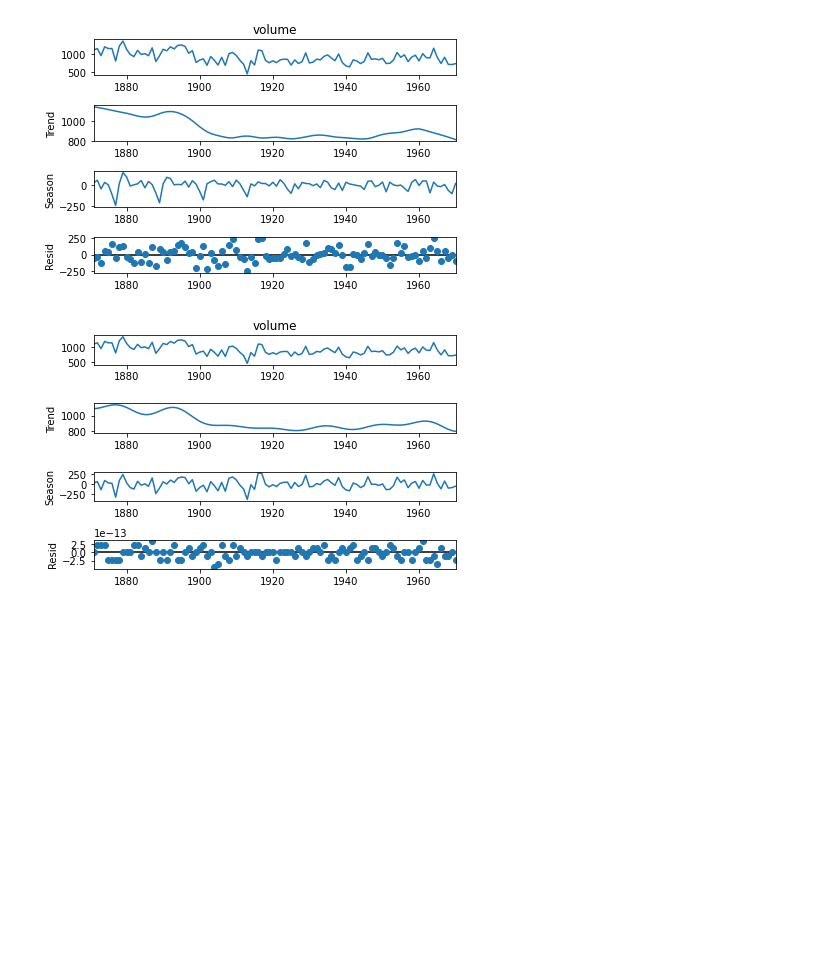
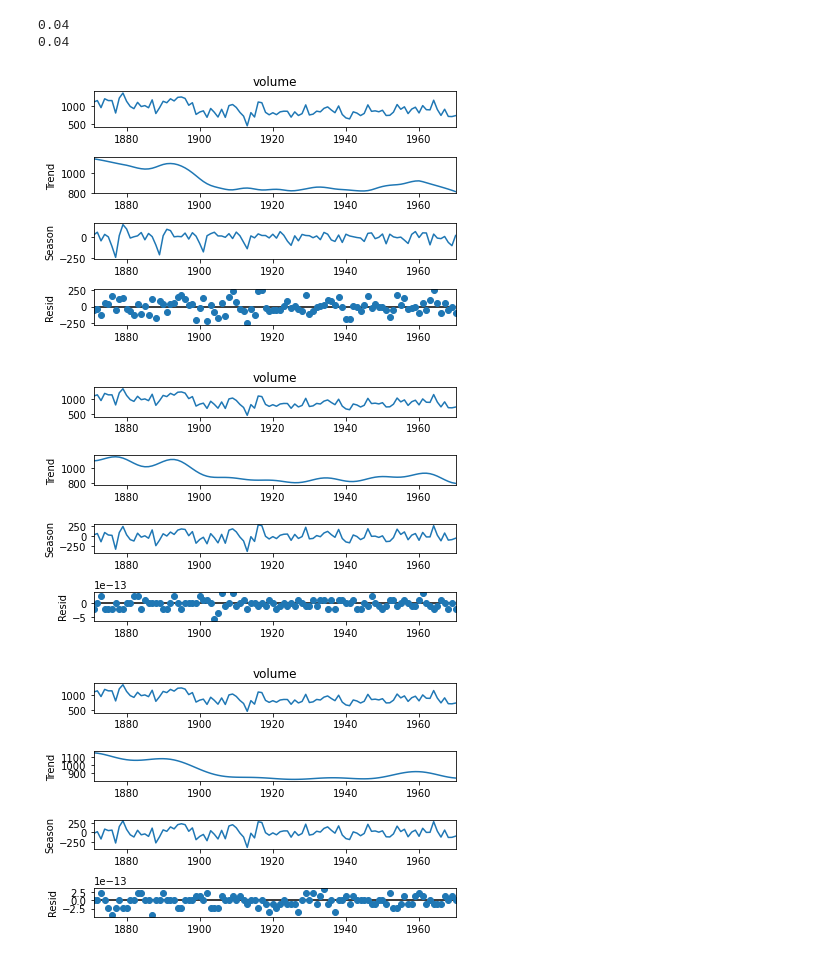
Before and after one commit to thodson-usgs/stf-decomposition, a Jupyter notebook: notebooks/02_stf_vs_stl.ipynb, the cells around one changed output. Cells and saved outputs as stored; diff of their text form; code cells hidden in the pictures; blank space fills up the shorter version.

Commit message:
Test cutoff freq

```diff
--- a/notebooks/02_stf_vs_stl.ipynb
+++ b/notebooks/02_stf_vs_stl.ipynb
@@ -15,7 +15,7 @@ warnings.filterwarnings("ignore")
 class STF_reflected:
 
     # init method or constructor
-    def __init__(self, data, window, period = None, pad = None):
+    def __init__(self, data, window, period = None, pad = None, seasonal = None):
         self.data = data
         self.window = window
         if period is None:
@@ -55,16 +55,19 @@ class STF_reflected:
             window = get_window(self.window, len(reflected))
 
         # X axis of freqs
+        print(1 / (dt*n))
         freq = (1 / (dt*n)) * np.arange(n)
 
         # Apply window to freqs
         freq = freq*window
 
         # Filter freqs for trend (low pass filter)
-        fhat[freq > 0.02] = 0
+        filter_cutoff = (2*math.pi) / 365
+
+        fhat[freq > filter_cutoff] = 0
 
         # Filter freqs for seasonal (high pass filter)
-        fhat_seasonal[freq <= 0.02] = 0
+        fhat_seasonal[freq <= filter_cutoff] = 0
 
         # Inverse FFT for filtered time signal
         ffilt = np.fft.ifft(fhat)
@@ -276,18 +262,25 @@ The dot product of STF seasonal and trend components is  0j
 # %%
 # Test stf vs stl on elec_equip data
 data = statsmodels.datasets.nile.load().data
 
 data.index = data["year"]
 stl = STL(data["volume"], period = 12, seasonal = 13)
 res = stl.fit()
 fig = res.plot()
 
 stf = STF_reflected(data["volume"], window="blackman", period = 12)
 res = stf.fit()
 fig = res.plot()
+
+stf = STF_reflected(data["volume"], window="hanning", period = 12)
+res = stf.fit()
+fig = res.plot()
 # %% [output]
+0.04
+0.04
 [figure]
-[figure, old version]
+[figure, new version]
+[figure, added]
 # %%
 retail =pd.read_csv('../data/RetailSales.csv', index_col="DATE", parse_dates=True, squeeze=True)
 
```
Also changed, not shown: parts of 5 cells of this notebook.
